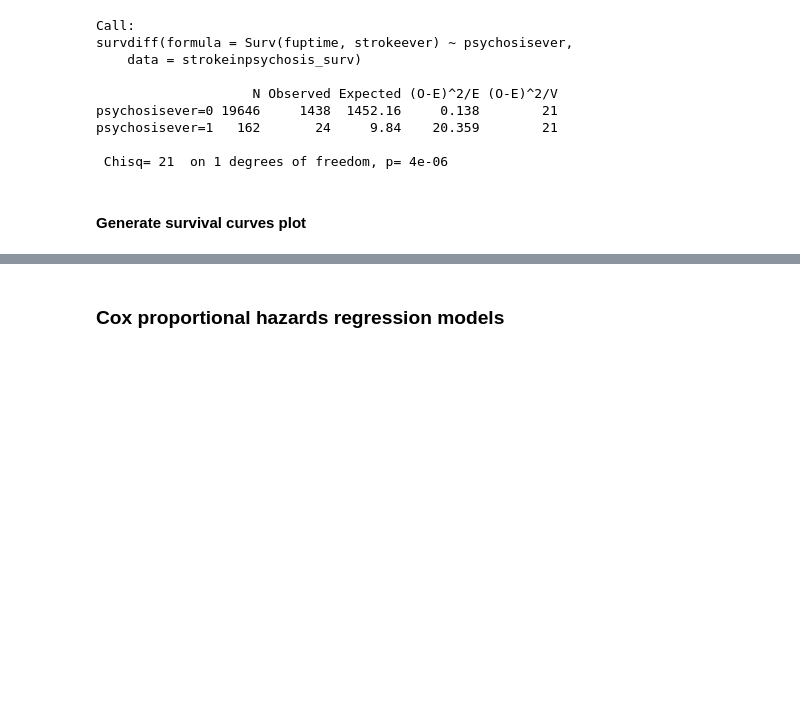
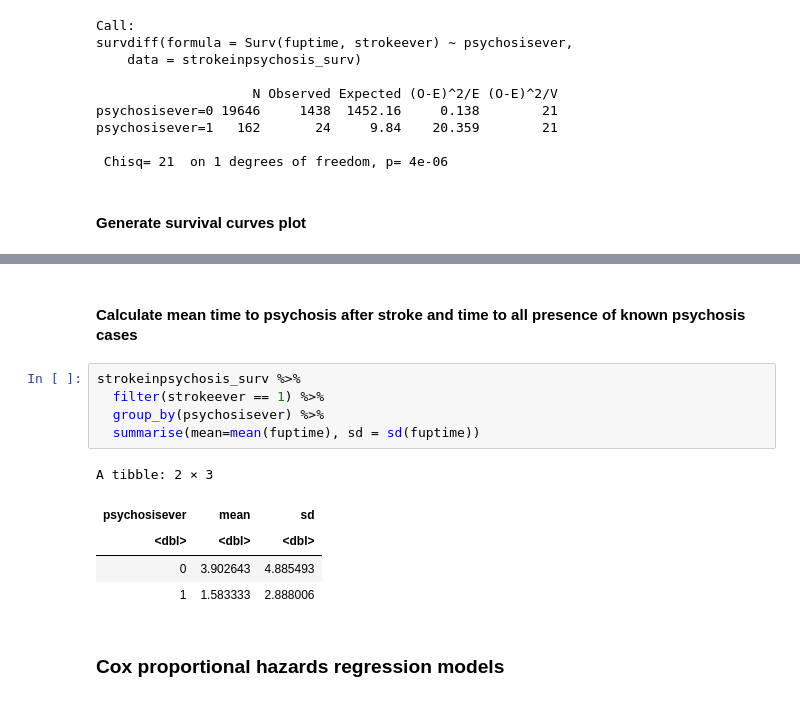
Before and after one commit to vaughanbell/longitudinal-stroke-psychosis-ELSA, a Jupyter notebook: Richards-Belle_et_al_Stroke_After_Psychosis_Analysis.ipynb, the cells around one changed output, grey strips where cells are left out. Cells and saved outputs as stored; diff of their text form; blank space fills up the shorter version.

```diff
--- a/Richards-Belle_et_al_Stroke_After_Psychosis_Analysis.ipynb
+++ b/Richards-Belle_et_al_Stroke_After_Psychosis_Analysis.ipynb
@@ -219,3 +219,16 @@ Warning message:
+# %% [markdown]
+#### Calculate mean time to psychosis after stroke and time to all presence of known psychosis cases
+# %%
+strokeinpsychosis_surv %>%
+  filter(strokeever == 1) %>%
+  group_by(psychosisever) %>%
+  summarise(mean=mean(fuptime), sd = sd(fuptime))
+# %% [output]
+A tibble: 2 × 3
+| psychosisever | mean | sd |
+| <dbl> | <dbl> | <dbl> |
+| 0 | 3.902643 | 4.885493 |
+| 1 | 1.583333 | 2.888006 |
 # %% [markdown]
 ### Cox proportional hazards regression models
 # %% [markdown]
```
Also changed, not shown: parts of 5 cells of this notebook, 1 other file.
